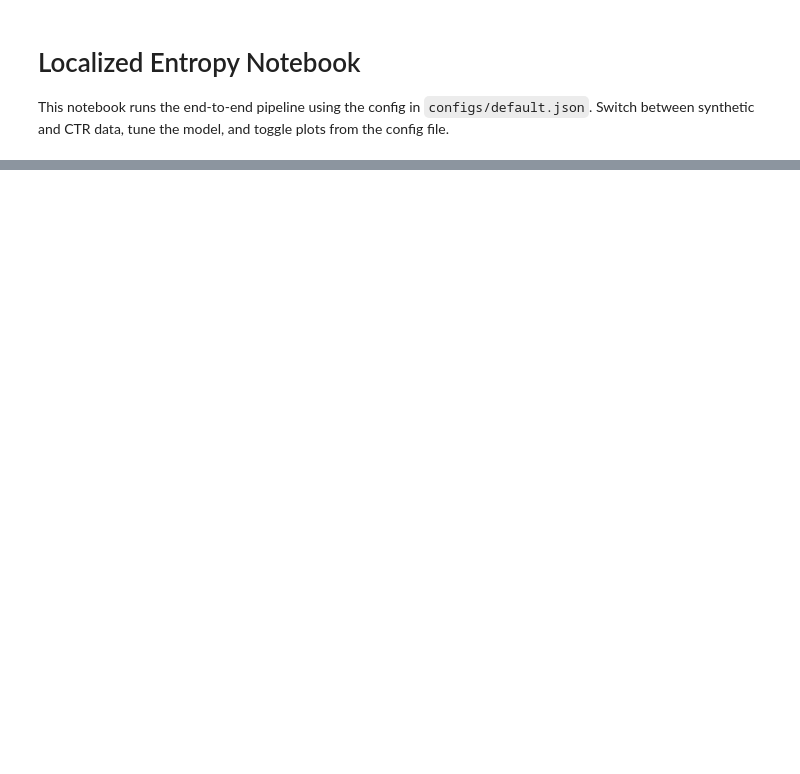
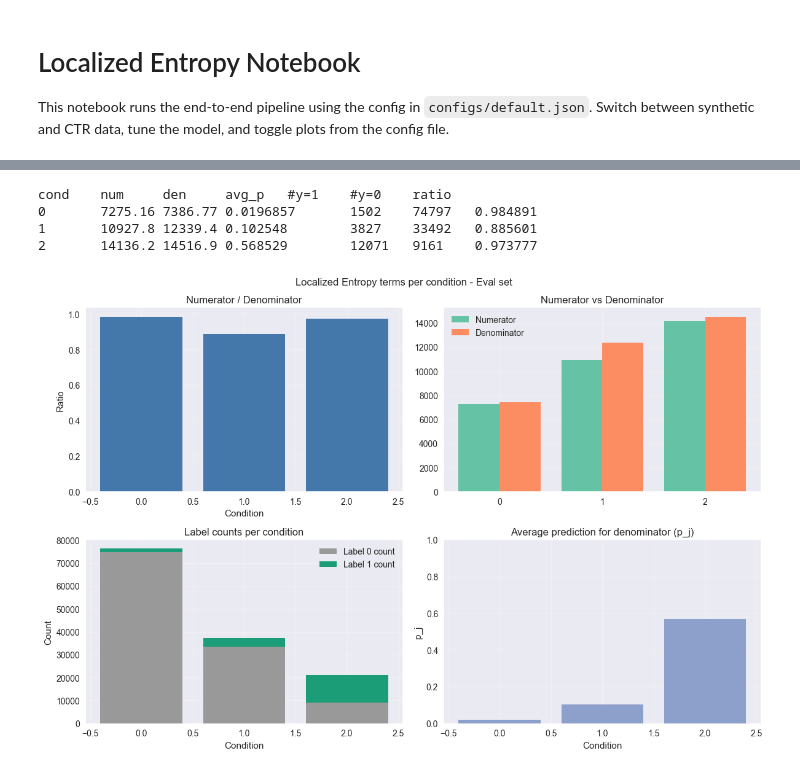
Before and after one commit to recursehex/LocalizedEntropy, a Jupyter notebook: localized_entropy.ipynb, the cells around one changed output, grey strips where cells are left out. Drawn from its saved outputs; the diff is of its cells as text; code cells hidden in the pictures; blank space fills up the shorter version.

```diff
--- a/localized_entropy.ipynb
+++ b/localized_entropy.ipynb
@@ -473,5 +691,5 @@ for mode in train_cfg.get('eval_compare_losses', []):
 # %%
-if loaders.test_loader is not None:
+if loaders.test_loader is not None and eval_split != 'test':
     test_preds = predict_probs(
         model,
         loaders.test_loader,
@@ -523,19 +755,33 @@ else:
 # %%
 if plots_cfg.get('le_stats', True) or plots_cfg.get('print_le_stats_table', True):
-    z_all, y_all, c_all = collect_logits(model, loaders.eval_loader, device, non_blocking=non_blocking)
-    le_stats = collect_le_stats_per_condition(z_all, y_all, c_all, eps=1e-12)
+    if not eval_has_labels:
+        print(f"{eval_name} labels unavailable; skipping localized entropy stats.")
+    elif eval_conds is None:
+        print(f"{eval_name} conditions unavailable; skipping localized entropy stats.")
+    else:
+        z_all, y_all, c_all = collect_logits(model, eval_loader, device, non_blocking=non_blocking)
+        le_stats = collect_le_stats_per_condition(z_all, y_all, c_all, eps=1e-12)
 
-    if plots_cfg.get('print_le_stats_table', True):
-        print('cond	num	den	avg_p	#y=1	#y=0	ratio')
-        for cond in sorted(le_stats.keys()):
-            s = le_stats[cond]
-            print(
-                f"{cond}	{s['Numerator']:.6g}	{s['Denominator']:.6g}	"
-                f"{s['Average prediction for denominator']:.6g}	"
-                f"{s['Number of samples with label 1']}	"
-                f"{s['Number of samples with label 0']}	"
-                f"{s['Numerator/denominator']:.6g}"
+        if plots_cfg.get('print_le_stats_table', True):
+            print('cond	num	den	avg_p	#y=1	#y=0	ratio')
+            for cond in sorted(le_stats.keys()):
+                s = le_stats[cond]
+                print(
+                    f"{cond}	{s['Numerator']:.6g}	{s['Denominator']:.6g}	"
+                    f"{s['Average prediction for denominator']:.6g}	"
+                    f"{s['Number of samples with label 1']}	"
+                    f"{s['Number of samples with label 0']}	"
+                    f"{s['Numerator/denominator']:.6g}"
+                )
+
+        if plots_cfg.get('le_stats', True):
+            plot_le_stats_per_condition(
+                le_stats,
+                title=f"Localized Entropy terms per condition - {eval_name} set",
             )
-
-    if plots_cfg.get('le_stats', True):
-        plot_le_stats_per_condition(le_stats, title='Localized Entropy terms per condition - Eval set')
+# %% [output]
+cond    num     den     avg_p   #y=1    #y=0    ratio
+0       7275.16 7386.77 0.0196857       1502    74797   0.984891
+1       10927.8 12339.4 0.102548        3827    33492   0.885601
+2       14136.2 14516.9 0.568529        12071   9161    0.973777
+[figure, added]
```
Also changed, not shown: parts of 13 cells of this notebook, 3 other files.
